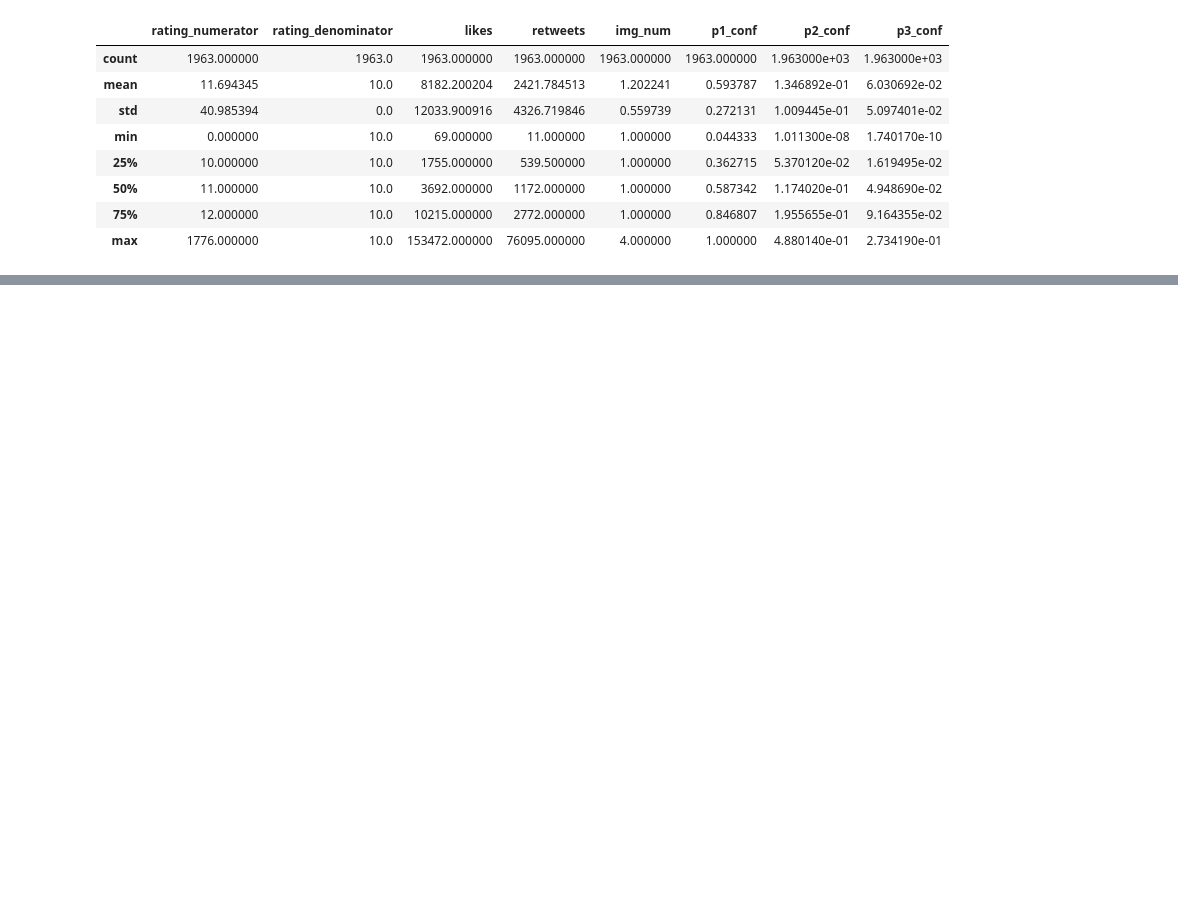
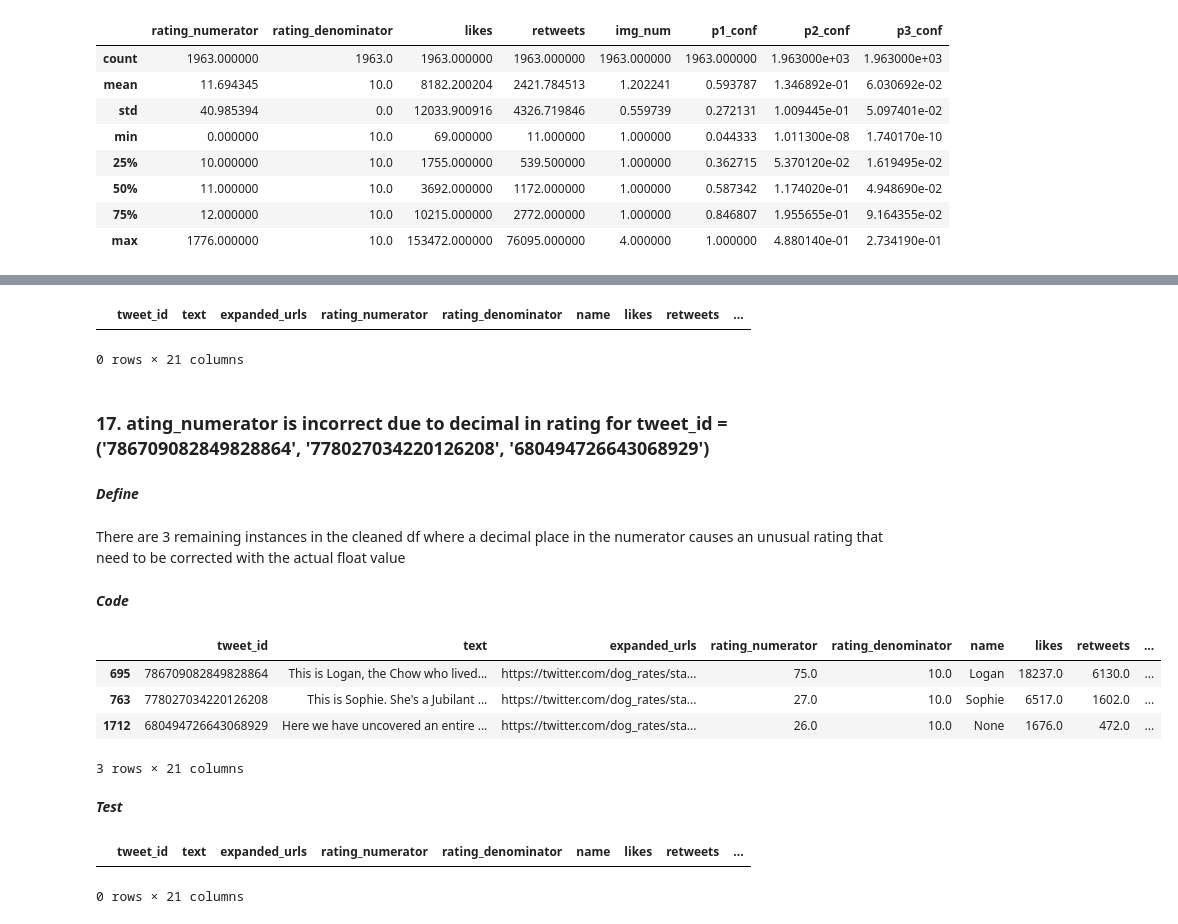
Before and after one commit to Miles-Murphy/data_wrangling_final_project, a Jupyter notebook: wrangle_act.ipynb, the cells around one changed output, grey strips where cells are left out. Drawn from its saved outputs; the diff is of its cells as text; code cells hidden in the pictures; blank space fills up the shorter version.

Commit message:
Cleaned numerator errors, worked on expanded_urls column, and dealt with some formatting

```diff
--- a/wrangle_act.ipynb
+++ b/wrangle_act.ipynb
@@ -1511,0 +1514,4 @@ twitter_archive_clean[twitter_archive_clean['rating_denominator'] != 10].tweet_i
+# %%
+outliers = twitter_archive_clean[twitter_archive_clean['rating_numerator'] > 100].index
+# %%
+twitter_archive_clean.drop(outliers, inplace=True)
@@ -1512,2 +1520,21 @@ twitter_archive_clean[twitter_archive_clean['rating_denominator'] != 10].tweet_i
 # %%
-twitter_archive_clean[twitter_archive_clean.likes.isnull()]
+twitter_archive_clean[twitter_archive_clean['rating_numerator'] > 100]
+# %% [output]
+|  | tweet_id | text | expanded_urls | rating_numerator | rating_denominator | name | likes | retweets | ... |
+0 rows × 21 columns
+# %% [markdown]
+### 17. ating_numerator is incorrect due to decimal in rating for tweet_id = ('786709082849828864', '778027034220126208', '680494726643068929')
+# %% [markdown]
+<em><b>Define</b></em>
+# %% [markdown]
+There are 3 remaining instances in the cleaned df where a decimal place in the numerator causes an unusual rating that need to be corrected with the actual float value
+# %% [markdown]
+<em><b>Code</b></em>
+# %%
+twitter_archive_clean[twitter_archive_clean['rating_numerator'] > 14]
+# %% [output]
+|  | tweet_id | text | expanded_urls | rating_numerator | rating_denominator | name | likes | retweets | ... |
+| 695 | 786709082849828864 | This is Logan, the Chow who lived... | https://twitter.com/dog_rates/sta... | 75.0 | 10.0 | Logan | 18237.0 | 6130.0 | ... |
+| 763 | 778027034220126208 | This is Sophie. She's a Jubilant ... | https://twitter.com/dog_rates/sta... | 27.0 | 10.0 | Sophie | 6517.0 | 1602.0 | ... |
+| 1712 | 680494726643068929 | Here we have uncovered an entire ... | https://twitter.com/dog_rates/sta... | 26.0 | 10.0 | None | 1676.0 | 472.0 | ... |
+3 rows × 21 columns
@@ -1513,0 +1547,7 @@ twitter_archive_clean[twitter_archive_clean.likes.isnull()]
+# %% [markdown]
+<em><b>Test</b></em>
+# %%
+twitter_archive_clean[twitter_archive_clean['rating_numerator'] > 14]
+# %% [output]
+|  | tweet_id | text | expanded_urls | rating_numerator | rating_denominator | name | likes | retweets | ... |
+0 rows × 21 columns
```
Also changed, not shown: parts of 45 cells of this notebook, 1 other file.
